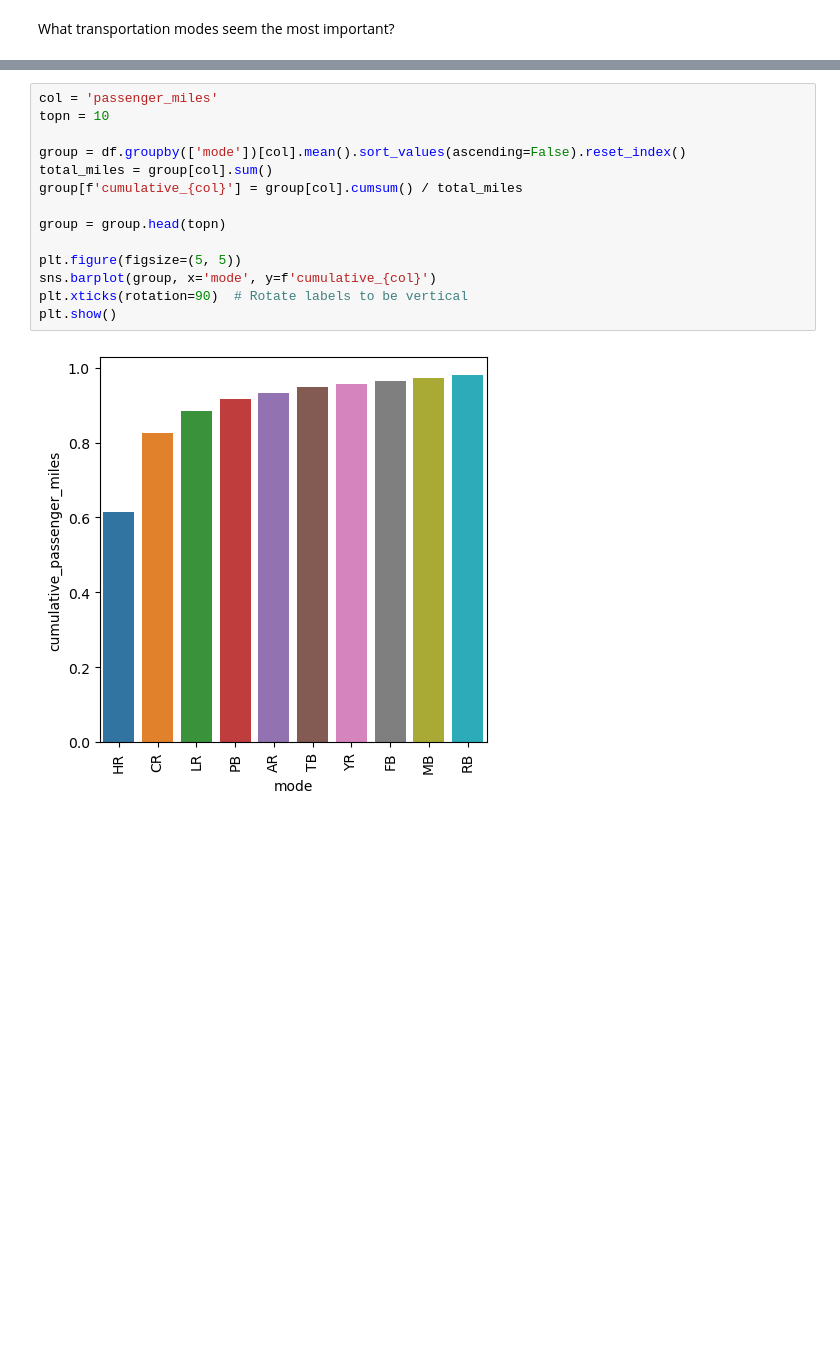
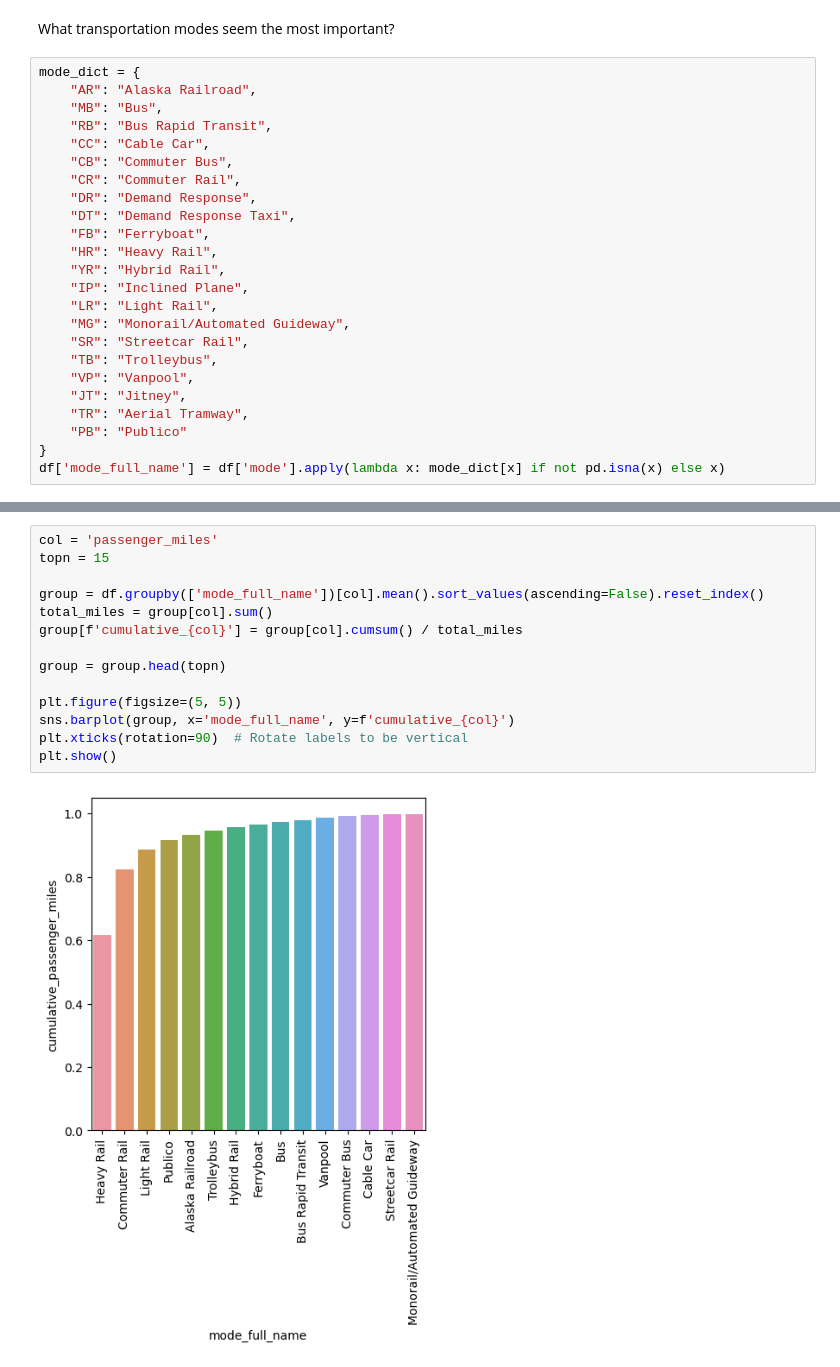
Before and after one commit to jackvandeleuv/95885-project1, a Jupyter notebook: eda/2-22-24.ipynb, the cells around one changed output, grey strips where cells are left out. Saved outputs shown, nothing was run; the diff lists cells and outputs as text; blank space fills up the shorter version.

Commit message:
add some breakdowns by mode

```diff
--- a/eda/2-22-24.ipynb
+++ b/eda/2-22-24.ipynb
@@ -119,3 +119,27 @@ df.sample()
 | 12457 | Central Community Transit | Willmar | MN | NaN | 55314 | Independent Public Agency or Auth... | Rural Reporter | ... |
 # %% [markdown]
 What transportation modes seem the most important?
+# %%
+mode_dict = {
+    "AR": "Alaska Railroad",
+    "MB": "Bus",
+    "RB": "Bus Rapid Transit",
+    "CC": "Cable Car",
+    "CB": "Commuter Bus",
+    "CR": "Commuter Rail",
+    "DR": "Demand Response",
+    "DT": "Demand Response Taxi",
+    "FB": "Ferryboat",
+    "HR": "Heavy Rail",
+    "YR": "Hybrid Rail",
+    "IP": "Inclined Plane",
+    "LR": "Light Rail",
+    "MG": "Monorail/Automated Guideway",
+    "SR": "Streetcar Rail",
+    "TB": "Trolleybus",
+    "VP": "Vanpool",
+    "JT": "Jitney",
+    "TR": "Aerial Tramway",
+    "PB": "Publico"
+}
+df['mode_full_name'] = df['mode'].apply(lambda x: mode_dict[x] if not pd.isna(x) else x)
@@ -122,17 +171,17 @@ What transportation modes seem the most important?
 # %%
 col = 'passenger_miles'
-topn = 10
+topn = 15
 
-group = df.groupby(['mode'])[col].mean().sort_values(ascending=False).reset_index()
+group = df.groupby(['mode_full_name'])[col].mean().sort_values(ascending=False).reset_index()
 total_miles = group[col].sum()
 group[f'cumulative_{col}'] = group[col].cumsum() / total_miles
 
 group = group.head(topn)
 
 plt.figure(figsize=(5, 5))
-sns.barplot(group, x='mode', y=f'cumulative_{col}')
+sns.barplot(group, x='mode_full_name', y=f'cumulative_{col}')
 plt.xticks(rotation=90)  # Rotate labels to be vertical
 plt.show()
 # %% [output]
-[figure, old version]
+[figure, new version]
 # %%
```
Also changed, not shown: parts of 6 cells of this notebook.
